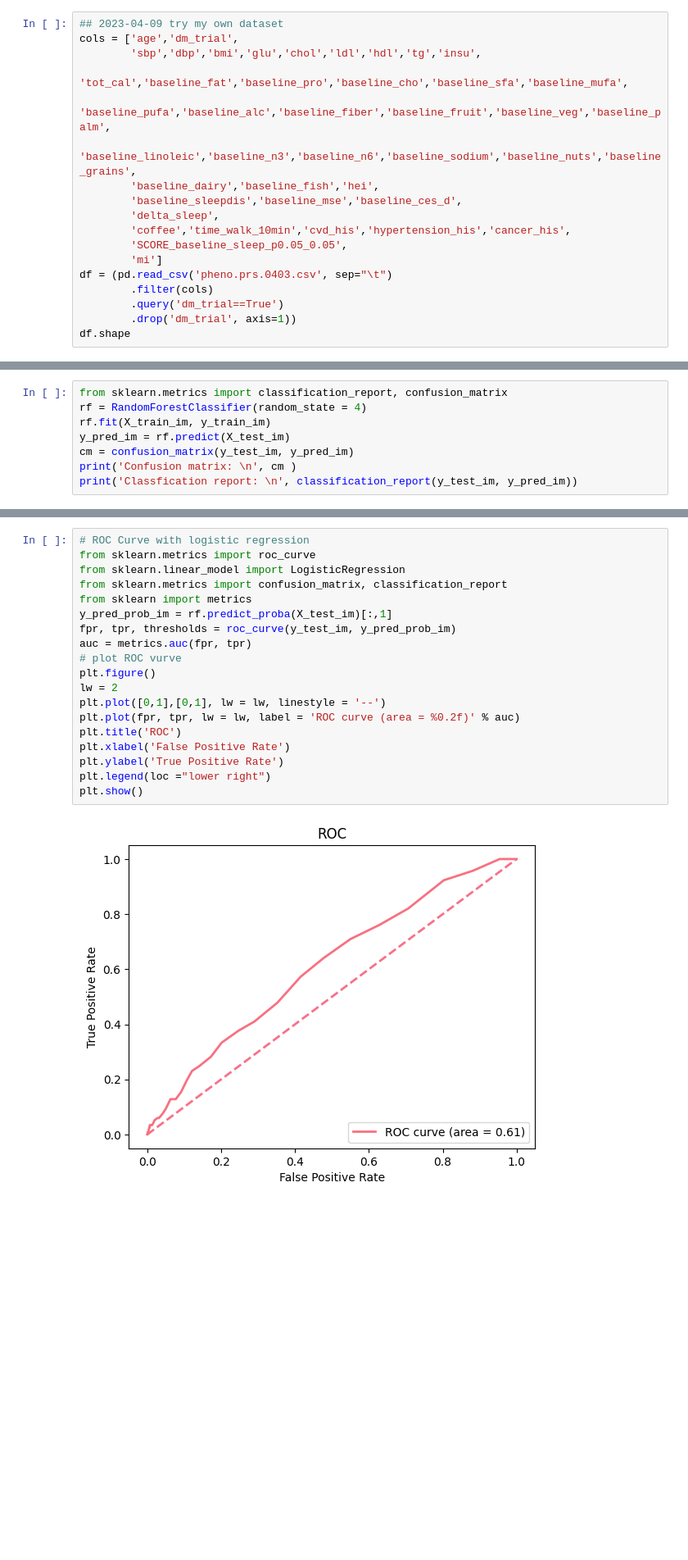
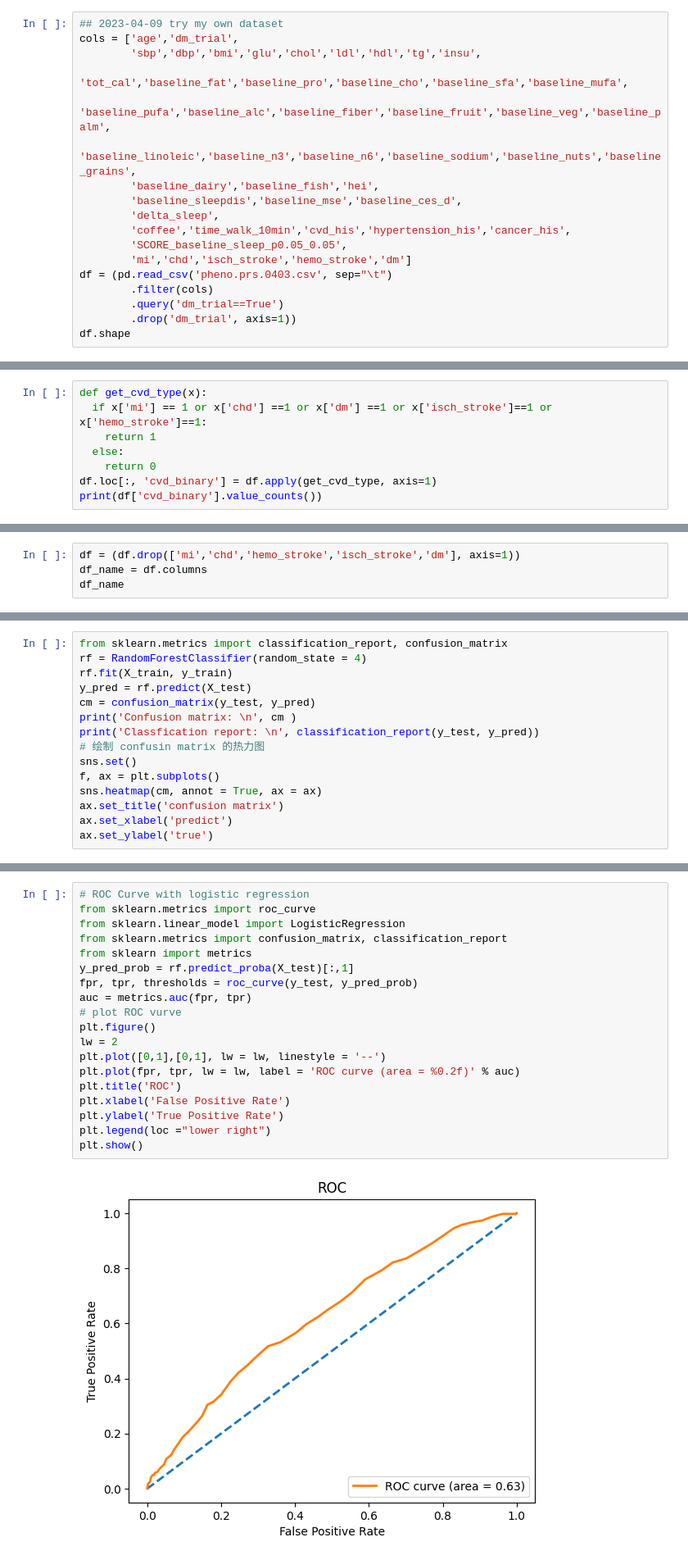
Before and after one commit to echoheqian/drug-target-master, a Jupyter notebook: dbgap_sleep_cvds_dataset.ipynb, the cells around one changed output, grey strips where cells are left out. Shown at 82% size. Saved outputs shown, nothing was run; the diff lists cells and outputs as text; blank space fills up the shorter version.

```diff
--- a/dbgap_sleep_cvds_dataset.ipynb
+++ b/dbgap_sleep_cvds_dataset.ipynb
@@ -69,7 +69,7 @@ cols = ['age','dm_trial',
         'delta_sleep',
         'coffee','time_walk_10min','cvd_his','hypertension_his','cancer_his',
         'SCORE_baseline_sleep_p0.05_0.05',
-        'mi']
+        'mi','chd','isch_stroke','hemo_stroke','dm']
 df = (pd.read_csv('pheno.prs.0403.csv', sep="\t")
         .filter(cols)
         .query('dm_trial==True')
@@ -91 +92,9 @@ Index(['age', 'sbp', 'dbp', 'bmi', 'glu', 'chol', 'ldl', 'hdl', 'tg', 'insu',
       dtype='object')
+# %%
+def get_cvd_type(x):
+  if x['mi'] == 1 or x['chd'] ==1 or x['dm'] ==1 or x['isch_stroke']==1 or x['hemo_stroke']==1:
+    return 1
+  else:
+    return 0
+df.loc[:, 'cvd_binary'] = df.apply(get_cvd_type, axis=1)
+print(df['cvd_binary'].value_counts())
@@ -91,0 +105,4 @@ Index(['age', 'sbp', 'dbp', 'bmi', 'glu', 'chol', 'ldl', 'hdl', 'tg', 'insu',
+# %%
+df = (df.drop(['mi','chd','hemo_stroke','isch_stroke','dm'], axis=1))
+df_name = df.columns
+df_name
@@ -1235,10 +1261,17 @@ compareModels
 # %%
 from sklearn.metrics import classification_report, confusion_matrix
 rf = RandomForestClassifier(random_state = 4)
-rf.fit(X_train_im, y_train_im)
-y_pred_im = rf.predict(X_test_im)
-cm = confusion_matrix(y_test_im, y_pred_im)
+rf.fit(X_train, y_train)
+y_pred = rf.predict(X_test)
+cm = confusion_matrix(y_test, y_pred)
 print('Confusion matrix: \n', cm )
-print('Classfication report: \n', classification_report(y_test_im, y_pred_im))
+print('Classfication report: \n', classification_report(y_test, y_pred))
+# 绘制 confusin matrix 的热力图
+sns.set()
+f, ax = plt.subplots()
+sns.heatmap(cm, annot = True, ax = ax)
+ax.set_title('confusion matrix')
+ax.set_xlabel('predict')
+ax.set_ylabel('true')
 # %% [output]
 Confusion matrix:
@@ -1258,22 +1297,22 @@ weighted avg       0.87      0.93      0.90      1726
 # %%
 # ROC Curve with logistic regression
 from sklearn.metrics import roc_curve
 from sklearn.linear_model import LogisticRegression
 from sklearn.metrics import confusion_matrix, classification_report
 from sklearn import metrics
-y_pred_prob_im = rf.predict_proba(X_test_im)[:,1]
-fpr, tpr, thresholds = roc_curve(y_test_im, y_pred_prob_im)
+y_pred_prob = rf.predict_proba(X_test)[:,1]
+fpr, tpr, thresholds = roc_curve(y_test, y_pred_prob)
 auc = metrics.auc(fpr, tpr)
 # plot ROC vurve
 plt.figure()
 lw = 2
 plt.plot([0,1],[0,1], lw = lw, linestyle = '--')
 plt.plot(fpr, tpr, lw = lw, label = 'ROC curve (area = %0.2f)' % auc)
 plt.title('ROC')
 plt.xlabel('False Positive Rate')
 plt.ylabel('True Positive Rate')
 plt.legend(loc ="lower right")
 plt.show()
 # %% [output]
-[figure, old version]
+[figure, new version]
 # %% [markdown]
```
Also changed, not shown: parts of 26 cells of this notebook.
